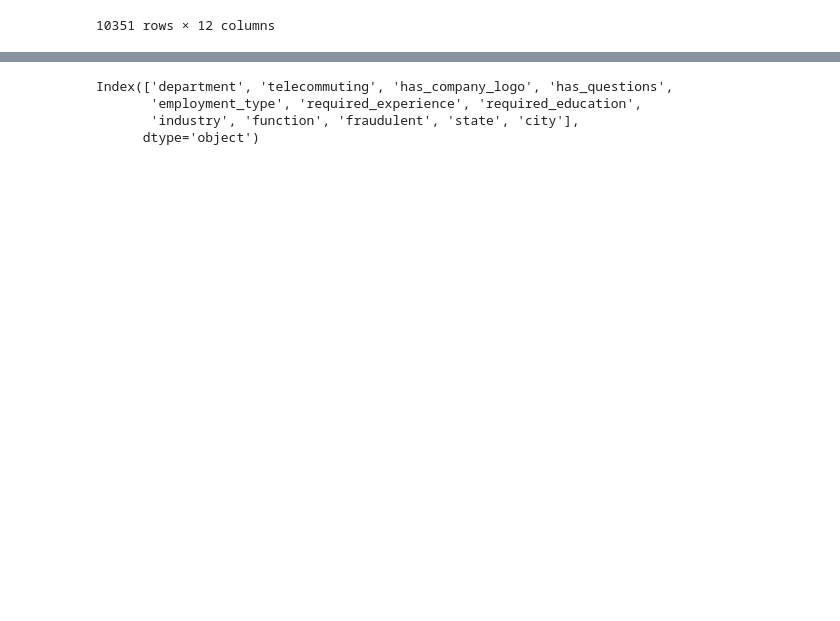
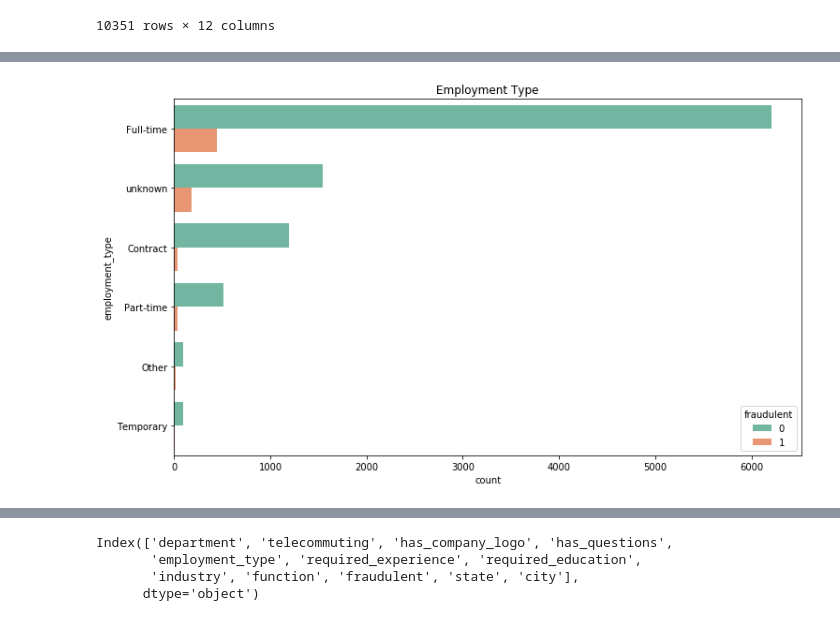
Before and after one commit to Dorxoc/Proyecto_BEDU, a Jupyter notebook: jobs.ipynb, the cells around one changed output, grey strips where cells are left out. Drawn from its saved outputs; the diff is of its cells as text; code cells hidden in the pictures; blank space fills up the shorter version.

```diff
--- a/jobs.ipynb
+++ b/jobs.ipynb
@@ -419,0 +464,10 @@ jobs_cat
+# %%
+OrderET = list(dict(jobs_cat['employment_type'].value_counts()).keys())
+
+plt.figure(figsize=(12,7))
+
+sns.countplot(y="employment_type", hue="fraudulent", data=jobs_cat, palette="Set2", order=OrderET)
+plt.title('Employment Type')
+plt.show()
+# %% [output]
+[figure, added]
```
Also changed, not shown: parts of 40 cells of this notebook, 1 other file.
